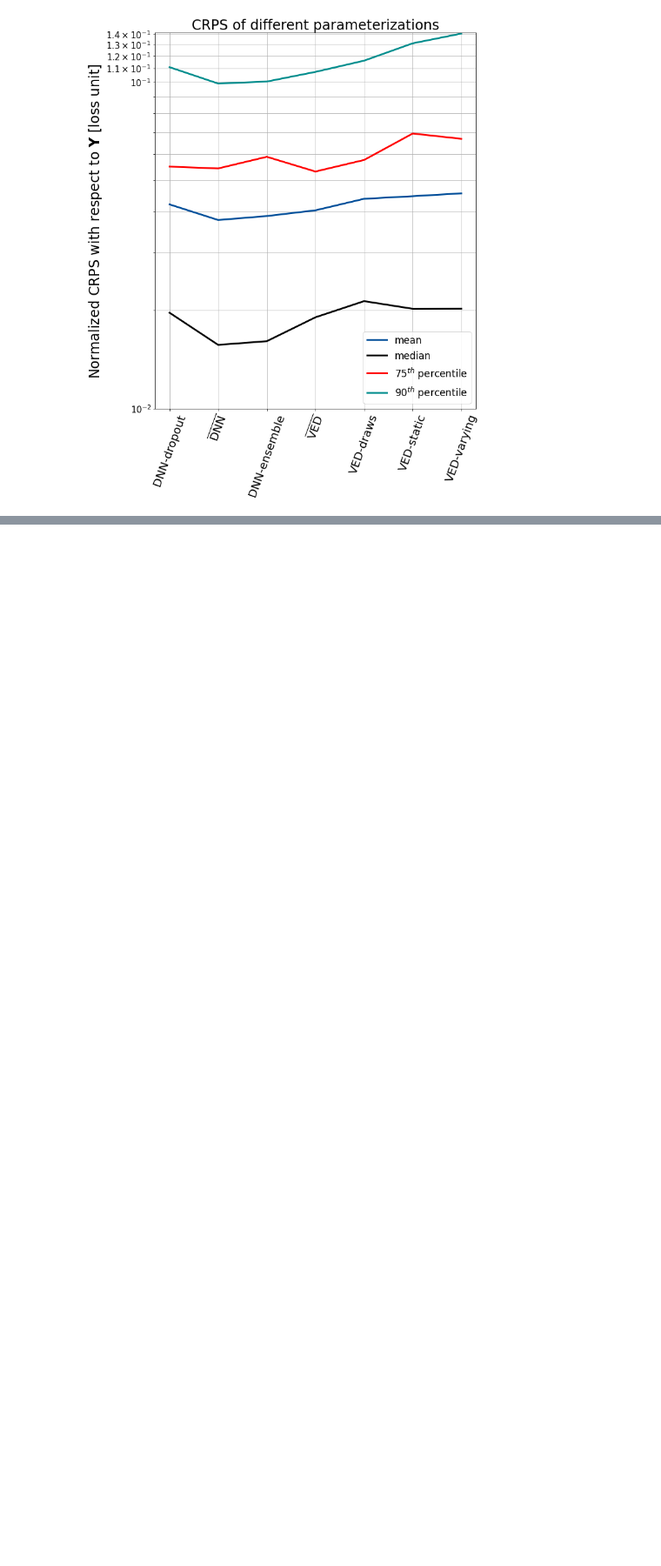
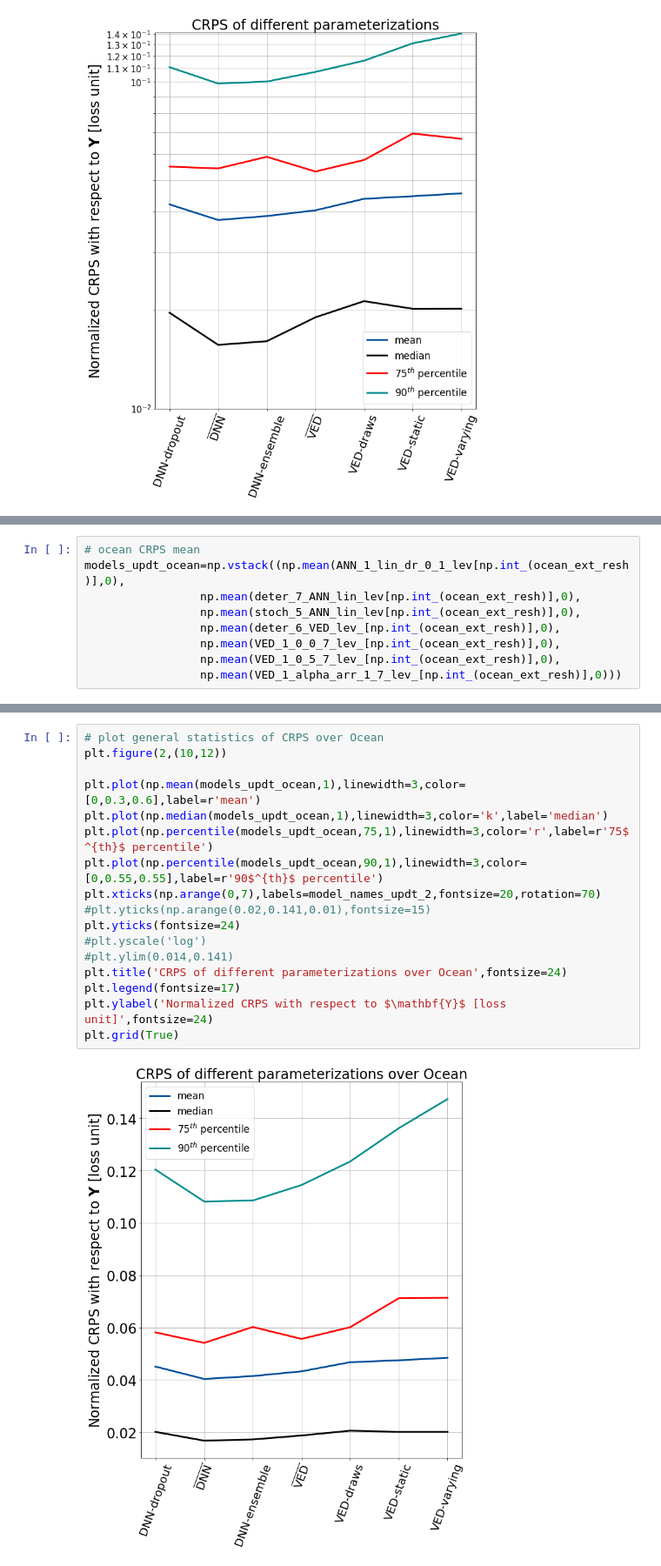
Before and after one commit to EyringMLClimateGroup/behrens24james_SPCESM2_ML_ensembles, a Jupyter notebook: CRPS_analysis/real_geo_CRPS_overview_updt.ipynb, the cells around one changed output, grey strips where cells are left out. Shown at 87% size. Drawn from its saved outputs; the diff is of its cells as text; blank space fills up the shorter version.

```diff
--- a/CRPS_analysis/real_geo_CRPS_overview_updt.ipynb
+++ b/CRPS_analysis/real_geo_CRPS_overview_updt.ipynb
@@ -548,0 +613,9 @@ plt.grid(True)
+# %%
+# ocean CRPS mean
+models_updt_ocean=np.vstack((np.mean(ANN_1_lin_dr_0_1_lev[np.int_(ocean_ext_resh)],0),
+                 np.mean(deter_7_ANN_lin_lev[np.int_(ocean_ext_resh)],0),
+                 np.mean(stoch_5_ANN_lin_lev[np.int_(ocean_ext_resh)],0),
+                 np.mean(deter_6_VED_lev_[np.int_(ocean_ext_resh)],0),
+                 np.mean(VED_1_0_0_7_lev_[np.int_(ocean_ext_resh)],0),
+                 np.mean(VED_1_0_5_7_lev_[np.int_(ocean_ext_resh)],0),
+                 np.mean(VED_1_alpha_arr_1_7_lev_[np.int_(ocean_ext_resh)],0)))
@@ -548,0 +641,19 @@ plt.grid(True)
+# %%
+# plot general statistics of CRPS over Ocean
+plt.figure(2,(10,12))
+
+plt.plot(np.mean(models_updt_ocean,1),linewidth=3,color=[0,0.3,0.6],label=r'mean')
+plt.plot(np.median(models_updt_ocean,1),linewidth=3,color='k',label='median')
+plt.plot(np.percentile(models_updt_ocean,75,1),linewidth=3,color='r',label=r'75$^{th}$ percentile')
+plt.plot(np.percentile(models_updt_ocean,90,1),linewidth=3,color=[0,0.55,0.55],label=r'90$^{th}$ percentile')
+plt.xticks(np.arange(0,7),labels=model_names_updt_2,fontsize=20,rotation=70)
+#plt.yticks(np.arange(0.02,0.141,0.01),fontsize=15)
+plt.yticks(fontsize=24)
+#plt.yscale('log')
+#plt.ylim(0.014,0.141)
+plt.title('CRPS of different parameterizations over Ocean',fontsize=24)
+plt.legend(fontsize=17)
+plt.ylabel('Normalized CRPS with respect to $\mathbf{Y}$ [loss unit]',fontsize=24)
+plt.grid(True)
+# %% [output]
+[figure, added]
```
Also changed, not shown: parts of 22 cells of this notebook.
